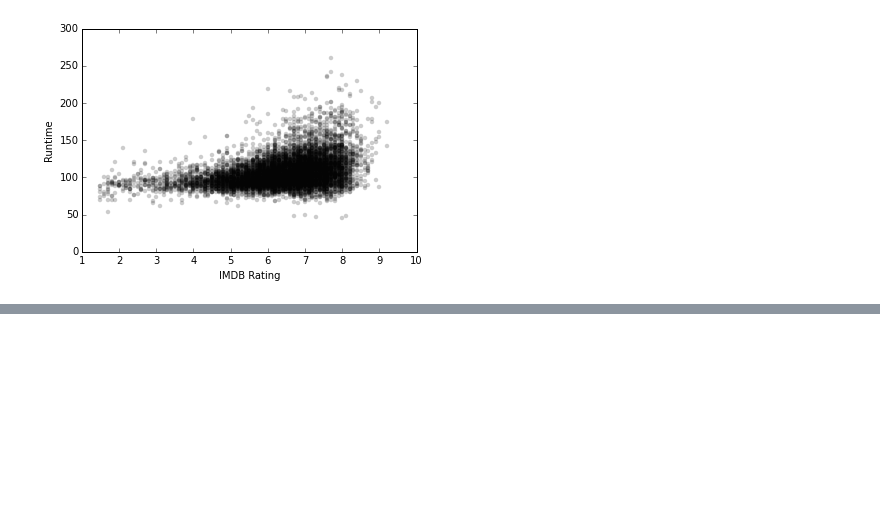
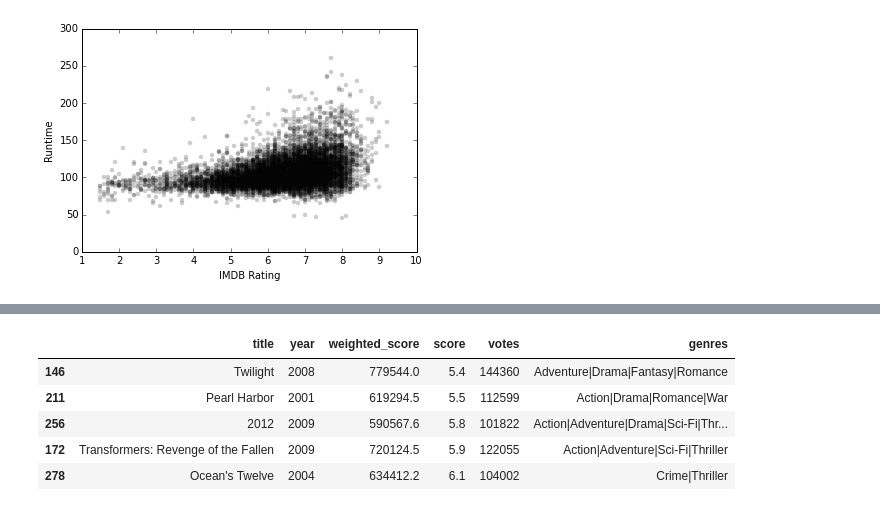
Before and after one commit to williamsnichols/DAT_20_Students, a Jupyter notebook: coreym/Assignment4/Assignment4.1.ipynb, the cells around one changed output, grey strips where cells are left out. Drawn from its saved outputs; the diff is of its cells as text; code cells hidden in the pictures; blank space fills up the shorter version.

```diff
--- a/coreym/Assignment4/Assignment4.1.ipynb
+++ b/coreym/Assignment4/Assignment4.1.ipynb
@@ -359,0 +402,10 @@ plt.ylabel("Runtime")
+# %%
+# so let's look at the lowest score movies with vote counts over 100,000
+data[['title', 'year', 'weighted_score', 'score', 'votes', 'genres']][data['votes'] > 100000].sort('score', ascending = True).head()
+# %% [output]
+|  | title | year | weighted_score | score | votes | genres |
+| 146 | Twilight | 2008 | 779544.0 | 5.4 | 144360 | Adventure|Drama|Fantasy|Romance |
+| 211 | Pearl Harbor | 2001 | 619294.5 | 5.5 | 112599 | Action|Drama|Romance|War |
+| 256 | 2012 | 2009 | 590567.6 | 5.8 | 101822 | Action|Adventure|Drama|Sci-Fi|Thr... |
+| 172 | Transformers: Revenge of the Fallen | 2009 | 720124.5 | 5.9 | 122055 | Action|Adventure|Sci-Fi|Thriller |
+| 278 | Ocean's Twelve | 2004 | 634412.2 | 6.1 | 104002 | Crime|Thriller |
```
Also changed, not shown: parts of 9 cells of this notebook, 2 other files.
